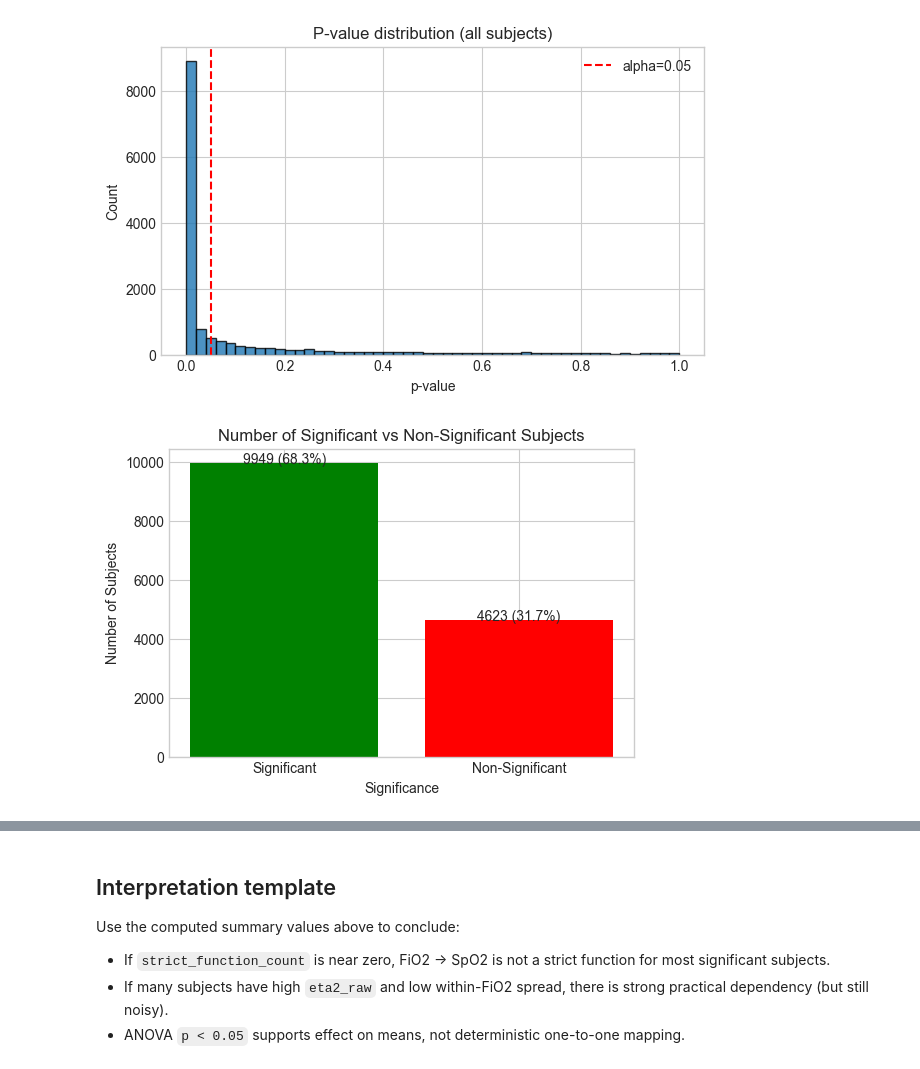
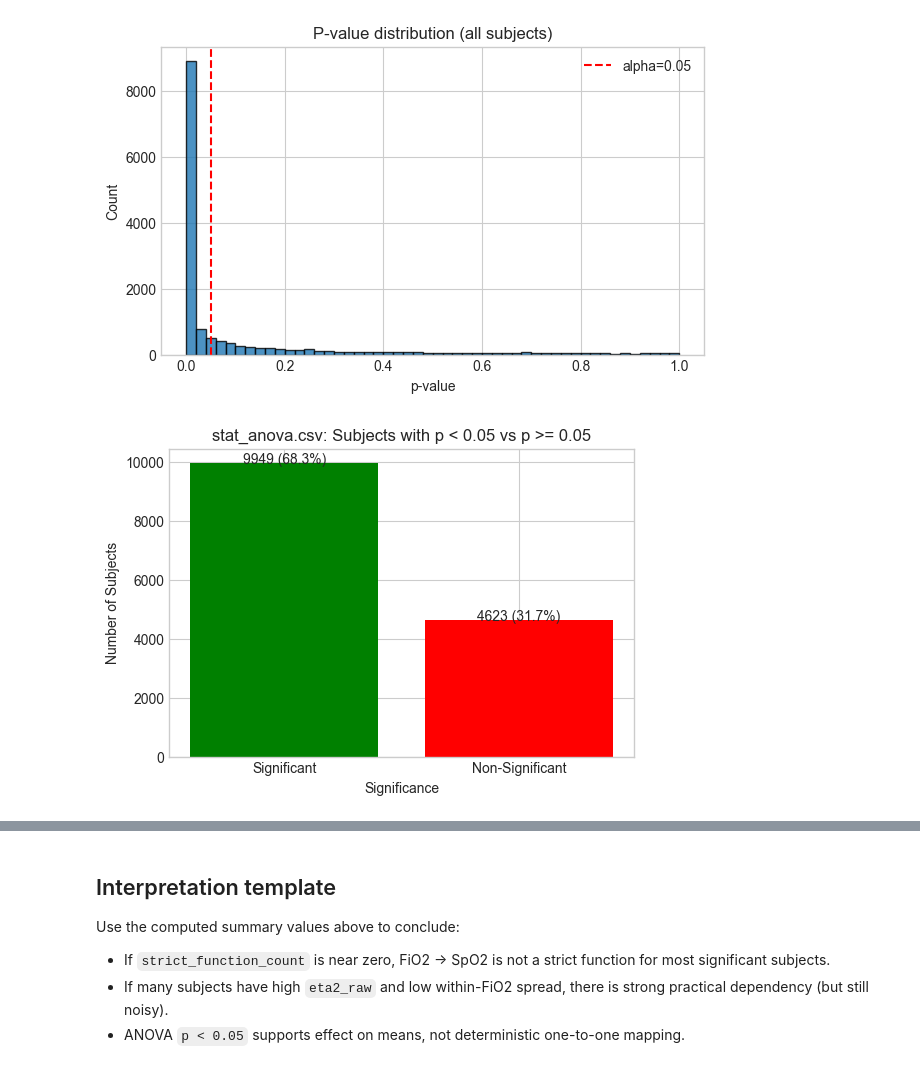
Before and after one commit to ua-code-dragon/respiroscope, a Jupyter notebook: anova_eda.ipynb, the cells around one changed output, grey strips where cells are left out. Cells and saved outputs as stored; diff of their text form; code cells hidden in the pictures.

```diff
--- a/anova_eda.ipynb
+++ b/anova_eda.ipynb
@@ -84,23 +84,26 @@ plt.show()
 [figure]
 # %%
 # Plot barplot distribution for significant and non-significant in dep_full based on p-values and 0.05 threshold
+
+def plot_sign_vs_non_sign(significant_count, non_significant_count, title='Significant vs Non-Significant Subjects'):
+    # Also plot percentage of significant vs non-significant subjects
+    total_count = significant_count + non_significant_count
+    significant_percentage = (significant_count / total_count * 100) if total_count > 0 else 0
+    non_significant_percentage = (non_significant_count / total_count * 100) if total_count > 0 else 0
+
+    plt.figure(figsize=(6, 4))
+    plt.bar(['Significant', 'Non-Significant'], [significant_count, non_significant_count], color=['green', 'red'])
+    plt.text(0, significant_count + 1, f'{significant_count} ({significant_percentage:.1f}%)', ha='center')
+    plt.text(1, non_significant_count + 1, f'{non_significant_count} ({non_significant_percentage:.1f}%)', ha='center')
+    plt.title(title)
+    plt.xlabel('Significance')
+    plt.ylabel('Number of Subjects')
+    plt.show()
 
 significant = anova['p'] < alpha
 significant_count = anova[significant]['id'].nunique()
 non_significant_count = anova[~significant]['id'].nunique()
 
-# Also plot percentage of significant vs non-significant subjects
-total_count = significant_count + non_significant_count
-significant_percentage = (significant_count / total_count * 100) if total_count > 0 else 0
-non_significant_percentage = (non_significant_count / total_count * 100) if total_count > 0 else 0
-
-plt.figure(figsize=(6, 4))
-plt.bar(['Significant', 'Non-Significant'], [significant_count, non_significant_count], color=['green', 'red'])
-plt.text(0, significant_count + 1, f'{significant_count} ({significant_percentage:.1f}%)', ha='center')
-plt.text(1, non_significant_count + 1, f'{non_significant_count} ({non_significant_percentage:.1f}%)', ha='center')
-plt.title('Number of Significant vs Non-Significant Subjects')
-plt.xlabel('Significance')
-plt.ylabel('Number of Subjects')
-plt.show()
+plot_sign_vs_non_sign(significant_count, non_significant_count, title='stat_anova.csv: Subjects with p < 0.05 vs p >= 0.05')
 # %% [output]
-[figure, old version]
+[figure, new version]
```
Also changed, not shown: parts of 10 cells of this notebook, 1 other file.
